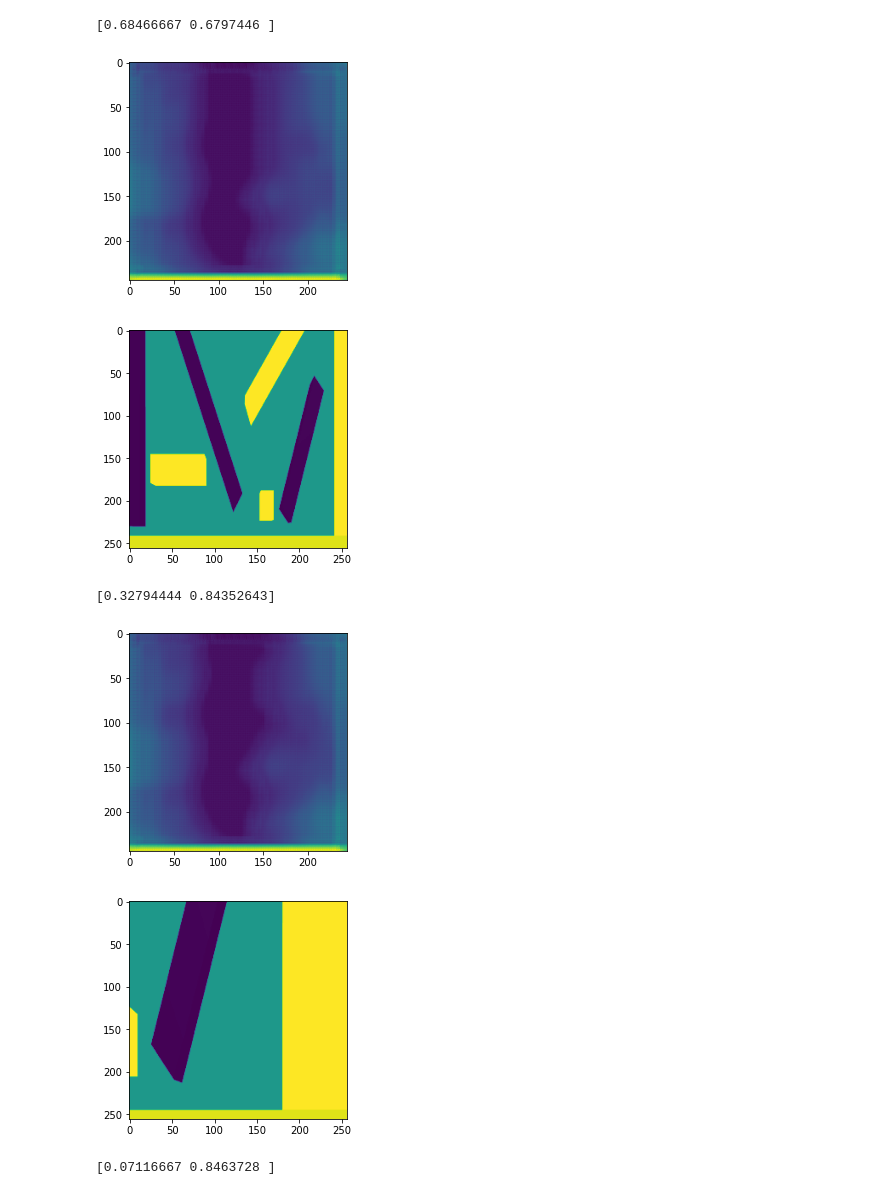
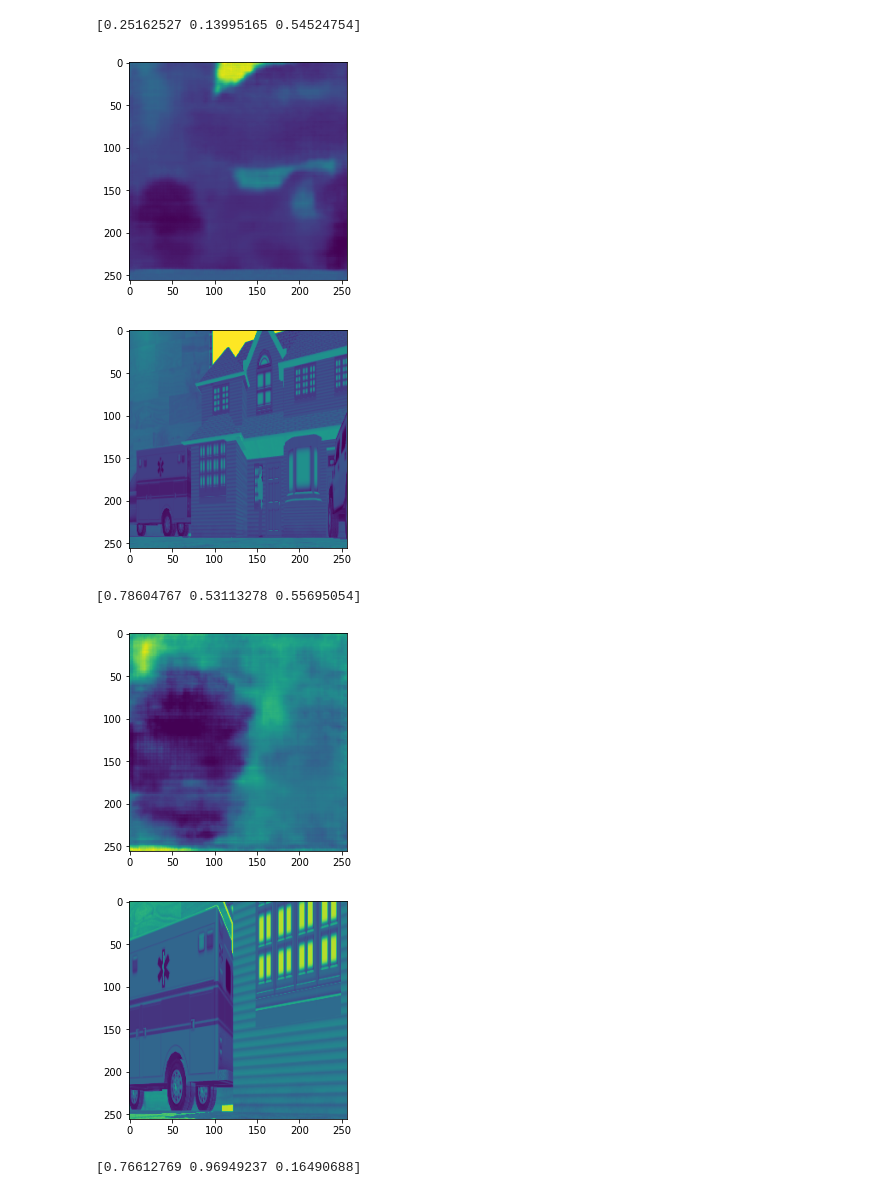
Before and after one commit to SimonWulp/ActiveInferenceRobotics, a Jupyter notebook: src/turtlebot3_gazebo/scripts/decoder_train.ipynb, the cells around one changed output. Drawn from its saved outputs; the diff is of its cells as text; code cells hidden in the pictures.

Commit message:
added world, trained nets

```diff
--- a/src/turtlebot3_gazebo/scripts/decoder_train.ipynb
+++ b/src/turtlebot3_gazebo/scripts/decoder_train.ipynb
@@ -16,12 +16,11 @@ import numpy as np
 # %%
-with open("/home/simon/catkin_ws/src/turtlebot3_gazebo/scripts/data/shapes_fixed_mono8_2_10k_norm.pkl", 'rb') as f:
+with open("/home/simon/catkin_ws/src/turtlebot3_gazebo/scripts/data/outside_rot_mono8_1_10k_norm_np.pkl", 'rb') as f:
     data = pickle.load(f)
 
-pose = np.array([list(x[0]) for x in data])
-img = np.array([x[1] for x in data])
+pose, img = data
 # %%
 # data preperation
-batch_size = 30
+batch_size = 100
 train_test_ratio = 0.7
 
 ratio_id = int(pose.shape[0] * train_test_ratio)
@@ -41,9 +40,9 @@ device = 'cuda' if torch.cuda.is_available() else 'cpu'
 torch.cuda.empty_cache()
 print('Device: ', device)
 
-epochs = 100
+epochs = 200
 
-net = SqueezePoseNetEncoder()
+net = ConvDecoder()
 
 net.to(device)
 optimizer = optim.Adam(net.parameters(), lr=0.001)
@@ -64,8 +63,8 @@ for epoch in range(epochs):
         img = img.unsqueeze(1).to(device)
 
         optimizer.zero_grad()  # zero the gradient buffers
-        output = net(img)
-        loss = criterion(output, pose)
+        output = net(pose)
+        loss = criterion(output, img)
         loss.backward()
         optimizer.step()  # Does the update
         loss = loss.item()
@@ -85,8 +84,8 @@ for epoch in range(epochs):
             img = img.unsqueeze(1).to(device)
 
             optimizer.zero_grad()  # zero the gradient buffers
-            output = net(img)
-            loss = criterion(output, pose)
+            output = net(pose)
+            loss = criterion(output, img)
             loss = loss.item()
 
             test_loss_batch.append(loss)
@@ -97,6 +96,6 @@ for epoch in range(epochs):
         print('------ Epoch ', epoch)
         print('Epoch loss:', train_loss_epoch[-1])
         print('Val loss:', test_loss_epoch[-1])
-        torch.save(net.state_dict(), "SPN_Enc_3_100e.pt")
+        torch.save(net.state_dict(), "SPN_Dec_5_200e.pt")
 # %% [output]
 Device:  cuda
@@ -103,15 +124,15 @@ Device:  cuda
 # %%
-for i in random.sample(range(len(test_pose)), 10):
-    print(test_pose[i])
-    plt.imshow(net(torch.tensor(test_pose[i]).float().cuda()).cpu().detach().numpy().squeeze())
+for i in random.sample(range(len(train_pose)), 10):
+    print(train_pose[i])
+    plt.imshow(net(torch.tensor(train_pose[i]).unsqueeze(0).unsqueeze(1).float().cuda()).cpu().detach().numpy().squeeze())
     plt.show()
-    plt.imshow(test_img[i])
+    plt.imshow(train_img[i])
     plt.show()
 # %% [output]
-[0.68466667 0.6797446 ]
+[0.25162527 0.13995165 0.54524754]
-[figure, old version]
+[figure, new version]
-[figure, old version]
+[figure, new version]
-[0.32794444 0.84352643]
+[0.78604767 0.53113278 0.55695054]
-[figure, old version]
+[figure, new version]
-[figure, old version]
+[figure, new version]
-[0.07116667 0.8463728 ]
+[0.76612769 0.96949237 0.16490688]
```
Also changed, not shown: parts of 4 cells of this notebook, 7 other files.
